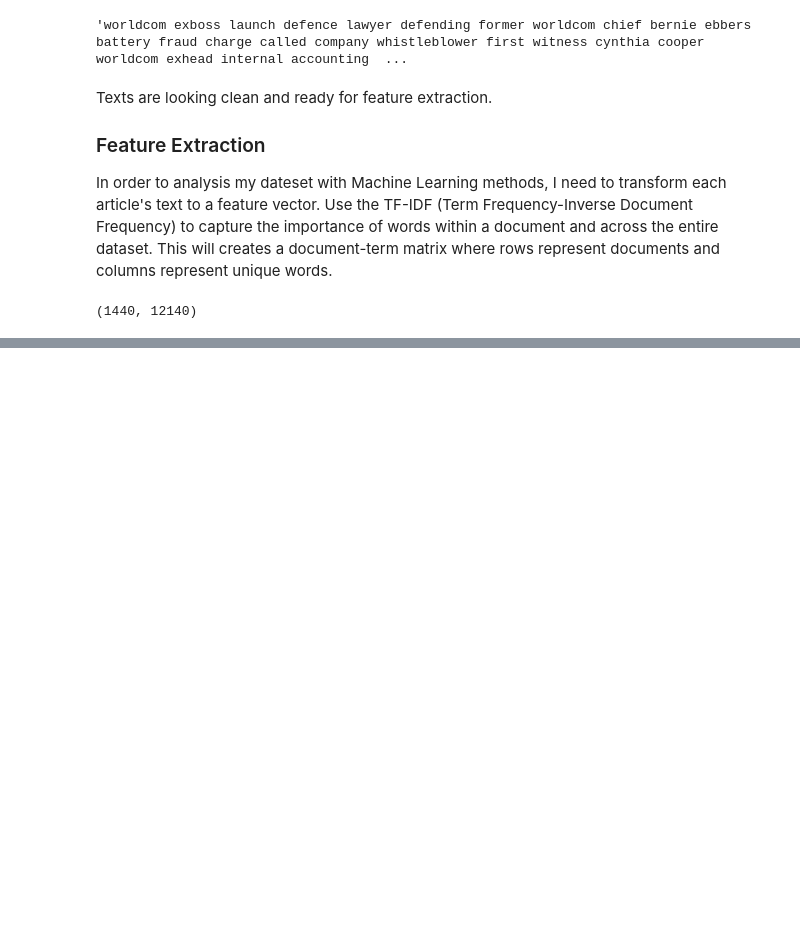
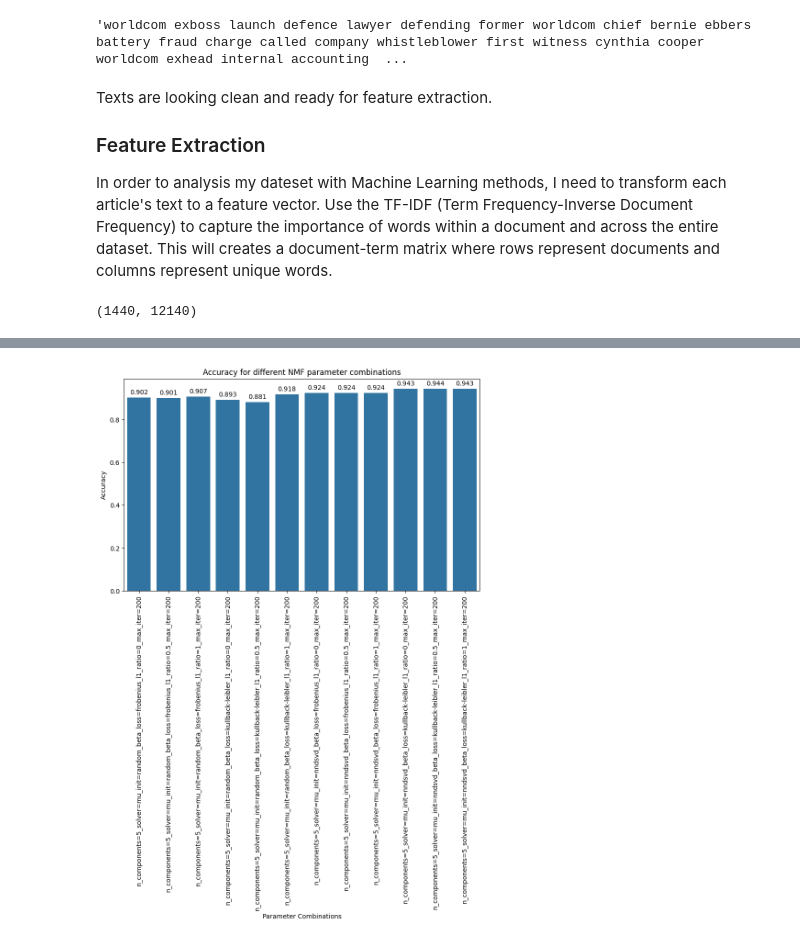
Before and after one commit to JudoboyAlex/bbc_news_classification, a Jupyter notebook: bbc_news_classification.ipynb, the cells around one changed output, grey strips where cells are left out. Cells and saved outputs as stored; diff of their text form; code cells hidden in the pictures; blank space fills up the shorter version.

```diff
--- a/bbc_news_classification.ipynb
+++ b/bbc_news_classification.ipynb
@@ -230,0 +297,78 @@ features.shape
+# %%
+import warnings
+
+# Suppress UserWarnings from sklearn
+warnings.filterwarnings('ignore')
+
+# Function to perform grid search on NMF model and return best parameters and accuracy
+def grid_search_nmf(features, y, param_grid):
+    # List to store results
+    results = []
+
+    # Generate all combinations of parameters
+    keys, values = zip(*param_grid.items())
+    combinations = [dict(zip(keys, v)) for v in itertools.product(*values)]
+
+    best_accuracy = 0
+    best_params = None
+
+    # Iterate over each combination of parameters
+    for params in combinations:
+        print(f"Trying combination: {params}")
+
+        # Train NMF model with current set of parameters
+        model_nmf = NMF(n_components=params['n_components'],
+                        init=params['init'],
+                        beta_loss=params['beta_loss'],
+                        solver=params['solver'],
+                        l1_ratio=params['l1_ratio'],
+                        max_iter=params['max_iter']).fit(features)
+
+        W = model_nmf.transform(features)
+        predictions = np.argmax(W, axis=1)
+
+        # Calculate accuracy
+        accuracy = label_permute_compare(y, predictions)
+        results.append((params, accuracy))
+
+        # Check if this is the best accuracy so far
+        if accuracy > best_accuracy:
+            best_accuracy = accuracy
+            best_params = params
+
+    return best_params, best_accuracy, results
+
+# Run the grid search
+param_grid = {
+    'n_components': [5],
+    'solver': ['mu'],
+    'init': ['random', 'nndsvd'],
+    'beta_loss': ['frobenius', 'kullback-leibler'],
+    'l1_ratio': [0, 0.5, 1],
+    'max_iter': [200]
+}
+
+best_params, best_accuracy, results = grid_search_nmf(features, y, param_grid)
+
+# Print best results
+print("")
+print(f"Best accuracy: {best_accuracy}")
+print(f"Best parameters: {best_params}")
+
+# Prepare data for plotting
+params_list = ['_'.join([f"{key}={value}" for key, value in params.items()]) for params, _ in results]
+accuracy_list = [acc for _, acc in results]
+
+# Plot the accuracy results for each combination
+plt.figure(figsize=(10, 6))
+ax=sns.barplot(x=params_list, y=accuracy_list)
+plt.xticks(rotation=90)
+# Add the accuracy value at the top of each bar
+for i, acc in enumerate(accuracy_list):
+    ax.text(i, acc + 0.01, f'{acc:.3f}', ha='center', va='bottom', fontsize=10)
+plt.xlabel('Parameter Combinations')
+plt.ylabel('Accuracy')
+plt.title('Accuracy for different NMF parameter combinations')
+plt.tight_layout()
+plt.show()
+# %% [output]
@@ -230,0 +390 @@ features.shape
+[figure, added]
```
Also changed, not shown: parts of 13 cells of this notebook.
